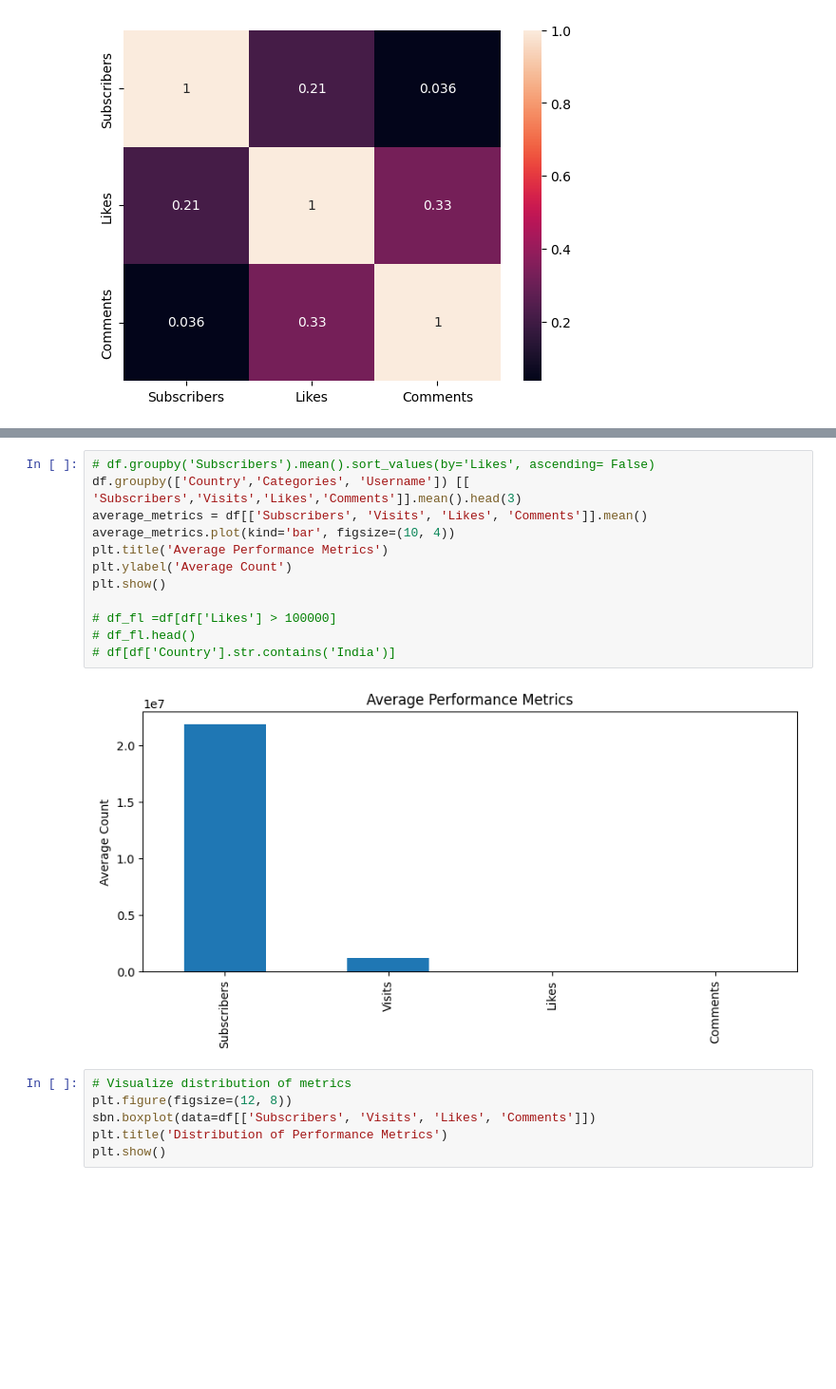
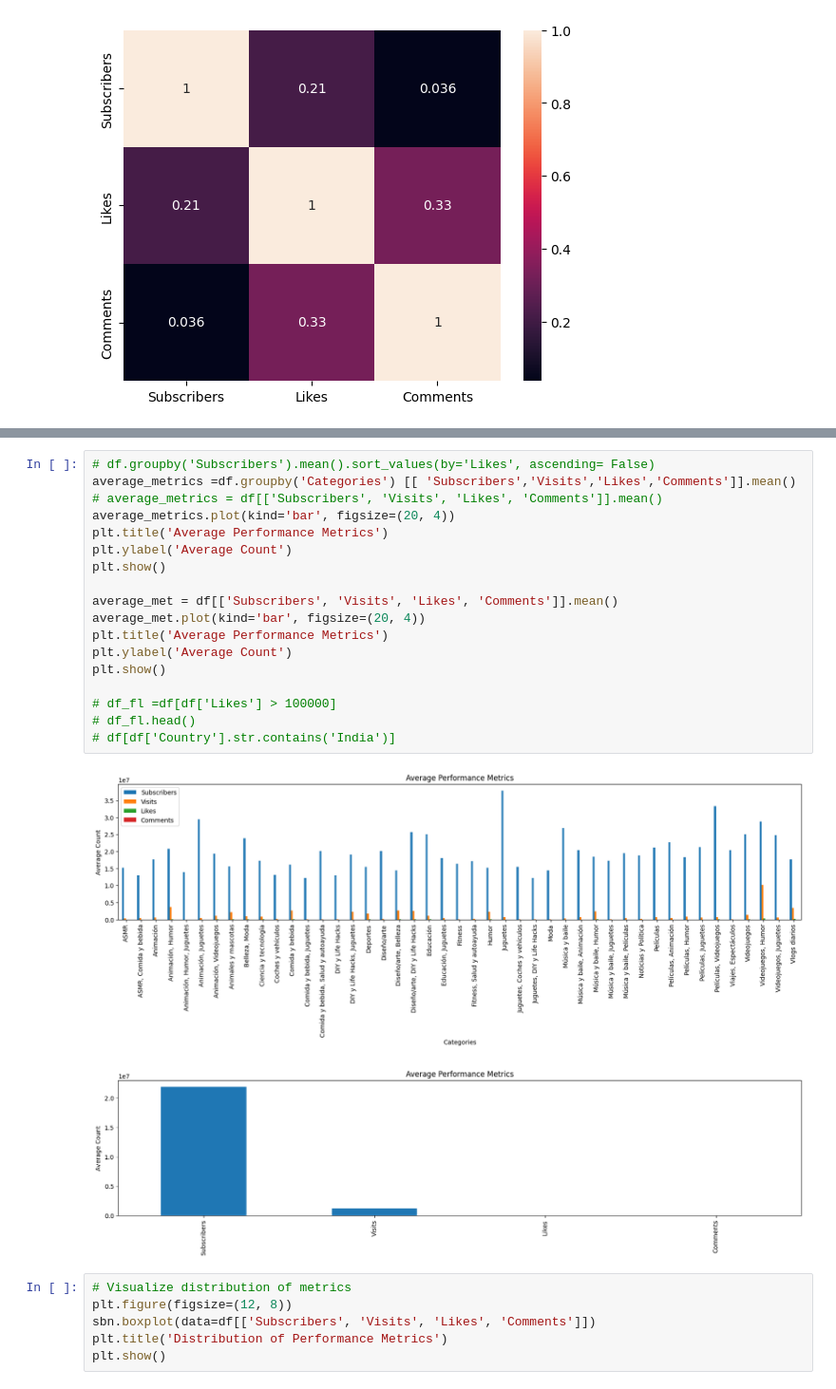
Before and after one commit to idah-github/DA-TASK-INTERN-CAREER, a Jupyter notebook: explore.ipynb, the cells around one changed output, grey strips where cells are left out. Shown at 95% size. Drawn from its saved outputs; the diff is of its cells as text; blank space fills up the shorter version.

Commit message:
perfomance metrics

```diff
--- a/explore.ipynb
+++ b/explore.ipynb
@@ -200,17 +201,24 @@ df.sample(9)
 # %%
 # df.groupby('Subscribers').mean().sort_values(by='Likes', ascending= False)
-df.groupby(['Country','Categories', 'Username']) [[ 'Subscribers','Visits','Likes','Comments']].mean().head(3)
-average_metrics = df[['Subscribers', 'Visits', 'Likes', 'Comments']].mean()
-average_metrics.plot(kind='bar', figsize=(10, 4))
+average_metrics =df.groupby('Categories') [[ 'Subscribers','Visits','Likes','Comments']].mean()
+# average_metrics = df[['Subscribers', 'Visits', 'Likes', 'Comments']].mean()
+average_metrics.plot(kind='bar', figsize=(20, 4))
+plt.title('Average Performance Metrics')
+plt.ylabel('Average Count')
+plt.show()
+
+average_met = df[['Subscribers', 'Visits', 'Likes', 'Comments']].mean()
+average_met.plot(kind='bar', figsize=(20, 4))
 plt.title('Average Performance Metrics')
 plt.ylabel('Average Count')
 plt.show()
 
 # df_fl =df[df['Likes'] > 100000]
 # df_fl.head()
 # df[df['Country'].str.contains('India')]
 # %% [output]
-[figure, old version]
+[figure, new version]
+[figure, added]
 # %%
 # Visualize distribution of metrics
 plt.figure(figsize=(12, 8))
```
Also changed, not shown: parts of 8 cells of this notebook.
